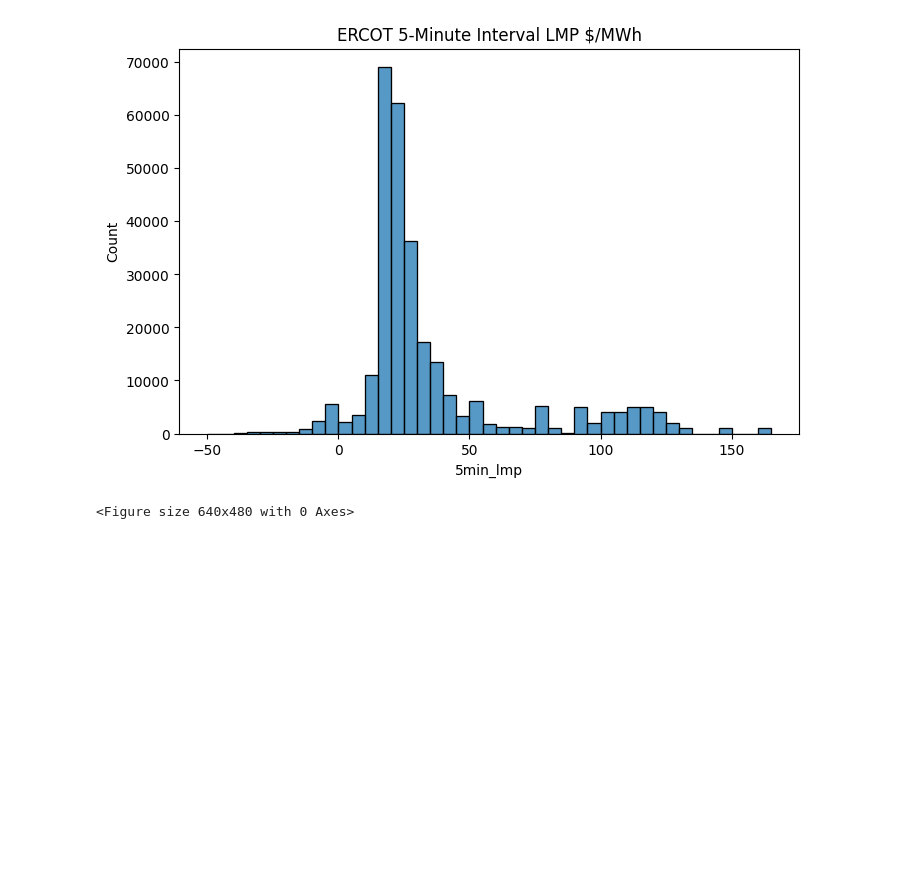
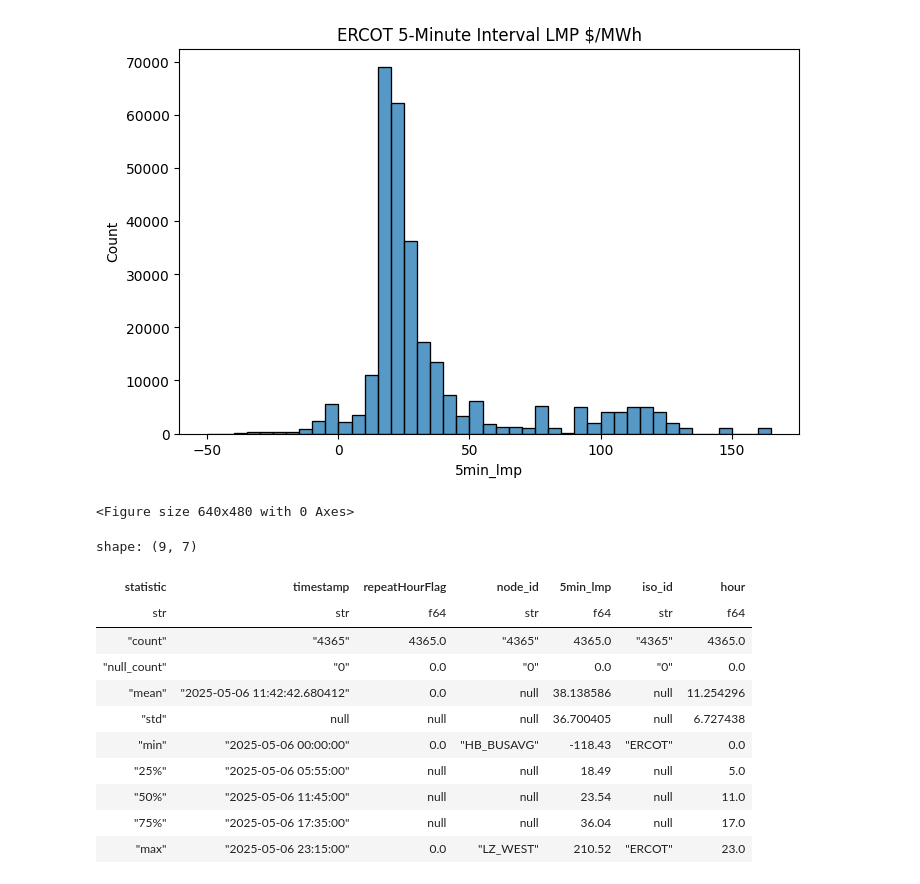
Before and after one commit to aangelsalazarr/us_electricity_pricing, a Jupyter notebook: statistical_analysis.ipynb, the cells around one changed output. Cells and saved outputs as stored; diff of their text form; code cells hidden in the pictures; blank space fills up the shorter version.

```diff
--- a/statistical_analysis.ipynb
+++ b/statistical_analysis.ipynb
@@ -58,3 +59,23 @@ shape: (9, 6)
+# %%
+# creating a list of the main load zones/trading hubs for LMPs
+# these are the main hubs and will be used so that we can track correlation
+ercot_hubs = [
+    "HB_BUSAVG",
+    "HB_HOUSTON",
+    "HB_HUBAVG",
+    "HB_NORTH",
+    "HB_PAN",
+    "HB_SOUTH",
+    "HB_WEST",
+    "LZ_AEN",
+    "LZ_CPS",
+    "LZ_HOUSTON",
+    "LZ_LCRA",
+    "LZ_NORTH",
+    "LZ_RAYBN",
+    "LZ_SOUTH",
+    "LZ_WEST",
+]
 # %%
 # now let's plot data
 plt.figure(figsize=[8,5])
@@ -77,3 +101,23 @@ plt.figure()
 <Figure size 640x480 with 0 Axes>
 [figure]
 <Figure size 640x480 with 0 Axes>
+# %%
+# let's filter for only trading hub/zone data on LMPs
+ercot_main_hubs = ercot_data.filter(
+    pl.col('node_id').is_in(ercot_hubs)
+)
+
+ercot_main_hubs.describe()
+# %% [output]
+shape: (9, 7)
+| statistic | timestamp | repeatHourFlag | node_id | 5min_lmp | iso_id | hour |
+| str | str | f64 | str | f64 | str | f64 |
+| "count" | "4365" | 4365.0 | "4365" | 4365.0 | "4365" | 4365.0 |
+| "null_count" | "0" | 0.0 | "0" | 0.0 | "0" | 0.0 |
+| "mean" | "2025-05-06 11:42:42.680412" | 0.0 | null | 38.138586 | null | 11.254296 |
+| "std" | null | null | null | 36.700405 | null | 6.727438 |
+| "min" | "2025-05-06 00:00:00" | 0.0 | "HB_BUSAVG" | -118.43 | "ERCOT" | 0.0 |
+| "25%" | "2025-05-06 05:55:00" | null | null | 18.49 | null | 5.0 |
+| "50%" | "2025-05-06 11:45:00" | null | null | 23.54 | null | 11.0 |
+| "75%" | "2025-05-06 17:35:00" | null | null | 36.04 | null | 17.0 |
+| "max" | "2025-05-06 23:15:00" | 0.0 | "LZ_WEST" | 210.52 | "ERCOT" | 23.0 |
```
Also changed, not shown: parts of 5 cells of this notebook, 1 other file.
